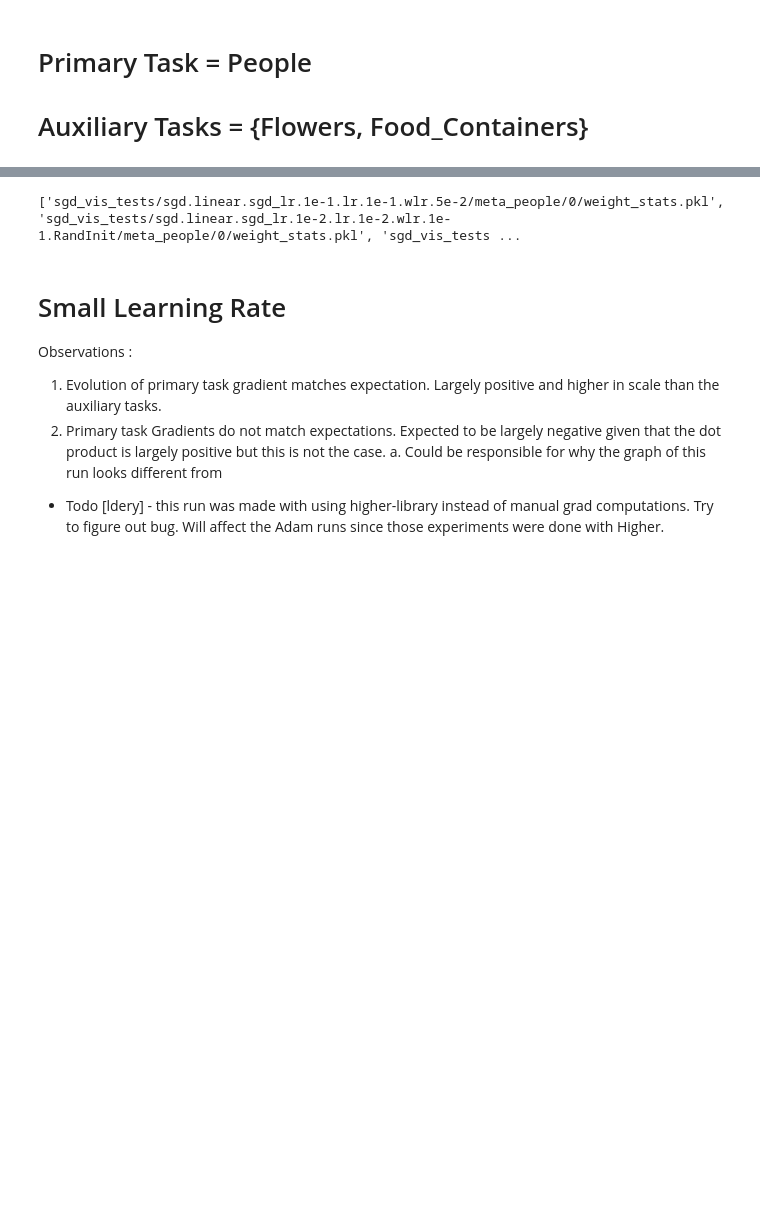
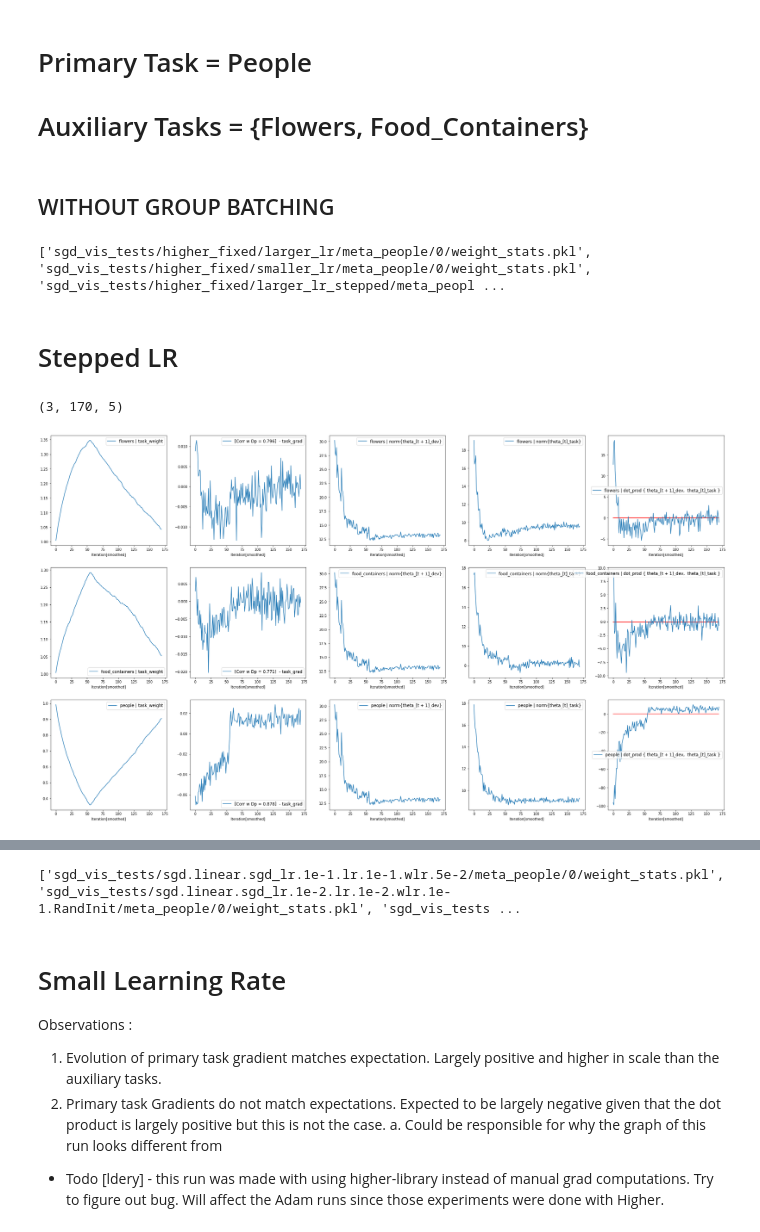
Before and after one commit to ldery/metalearning-for-multitask-pretraining, a Jupyter notebook: gradient_dotprod_viz.ipynb, the cells around one changed output, grey strips where cells are left out. Drawn from its saved outputs; the diff is of its cells as text; code cells hidden in the pictures; blank space fills up the shorter version.

```diff
--- a/gradient_dotprod_viz.ipynb
+++ b/gradient_dotprod_viz.ipynb
@@ -27,3 +39,18 @@ def vis_file(fname, smooth_factor=17):
     data_np = data_np.mean(axis=2)
     print(data_np.shape)
     plot(data_np, task_names)
+# %% [markdown]
+## WITHOUT GROUP BATCHING ##
+# %%
+files = glob("sgd_vis_tests/higher_fixed/*/*/*/weight_stats.pkl")
+print(files)
+# %% [output]
+['sgd_vis_tests/higher_fixed/larger_lr/meta_people/0/weight_stats.pkl', 'sgd_vis_tests/higher_fixed/smaller_lr/meta_people/0/weight_stats.pkl', 'sgd_vis_tests/higher_fixed/larger_lr_stepped/meta_peopl ...
+# %% [markdown]
+# Stepped LR #
+# %%
+stepped_lr = 'sgd_vis_tests/higher_fixed/larger_lr_stepped/meta_people/0/weight_stats.pkl'
+vis_file(stepped_lr, smooth_factor=10)
+# %% [output]
+(3, 170, 5)
+[figure, added]
```
Also changed, not shown: parts of 12 cells of this notebook, 1 other file.
